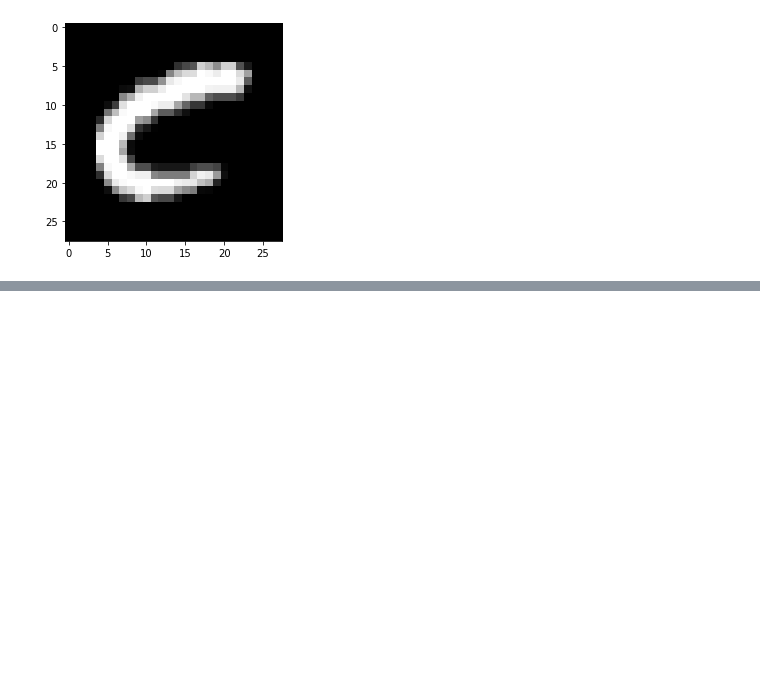
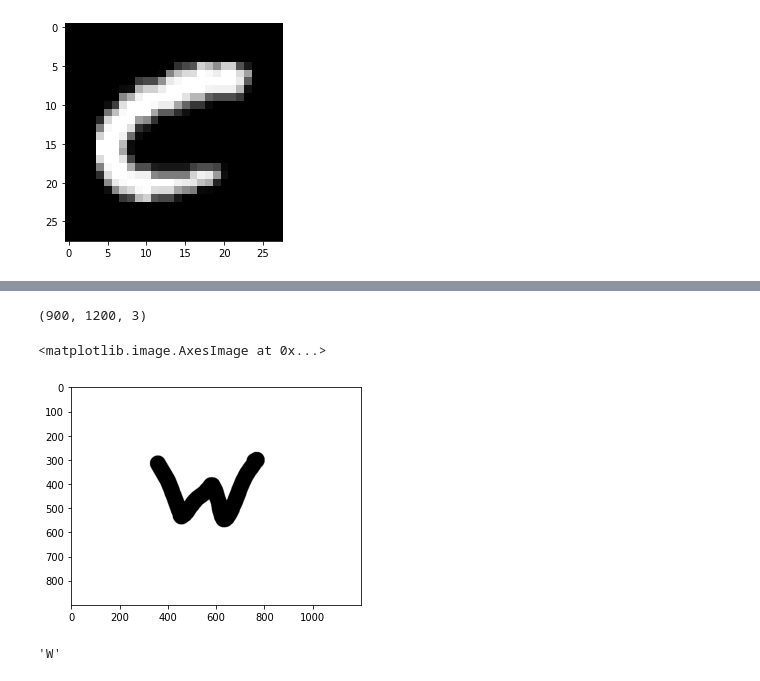
Before and after one commit to omarahmed93/Amit, a Jupyter notebook: project_grad.ipynb, the cells around one changed output, grey strips where cells are left out. Cells and saved outputs as stored; diff of their text form; code cells hidden in the pictures; blank space fills up the shorter version.

```diff
--- a/project_grad.ipynb
+++ b/project_grad.ipynb
@@ -173,0 +183,3 @@ model.save(MODEL_PATH)
+# %%
+foladers_of_images=os.listdir("/content/drive/MyDrive/New folder - Copy")
+foladers_of_images
@@ -173,0 +204,26 @@ model.save(MODEL_PATH)
+# %%
+main_path="/content/drive/MyDrive/New folder - Copy"
+new_manual_images=[]
+label_manual=[]
+for lables in foladers_of_images:
+  images_of_label=os.listdir(main_path+"/"+lables)
+  for image in images_of_label:
+    img=cv2.imread(main_path+"/"+lables+"/"+image)
+    new_manual_images.append(img)
+    label_manual.append(lables)
+# %%
+new_manual_images=np.array(new_manual_images)
+label_manual=np.array(label_manual)
+# %%
+new_manual_images[0].shape
+# %% [output]
+(900, 1200, 3)
+# %%
+plt.imshow(new_manual_images[0],cmap='gray')
+# %% [output]
+<matplotlib.image.AxesImage at 0x...>
+[figure, added]
+# %%
+label_manual[0]
+# %% [output]
+'W'
```
Also changed, not shown: parts of 5 cells of this notebook.
